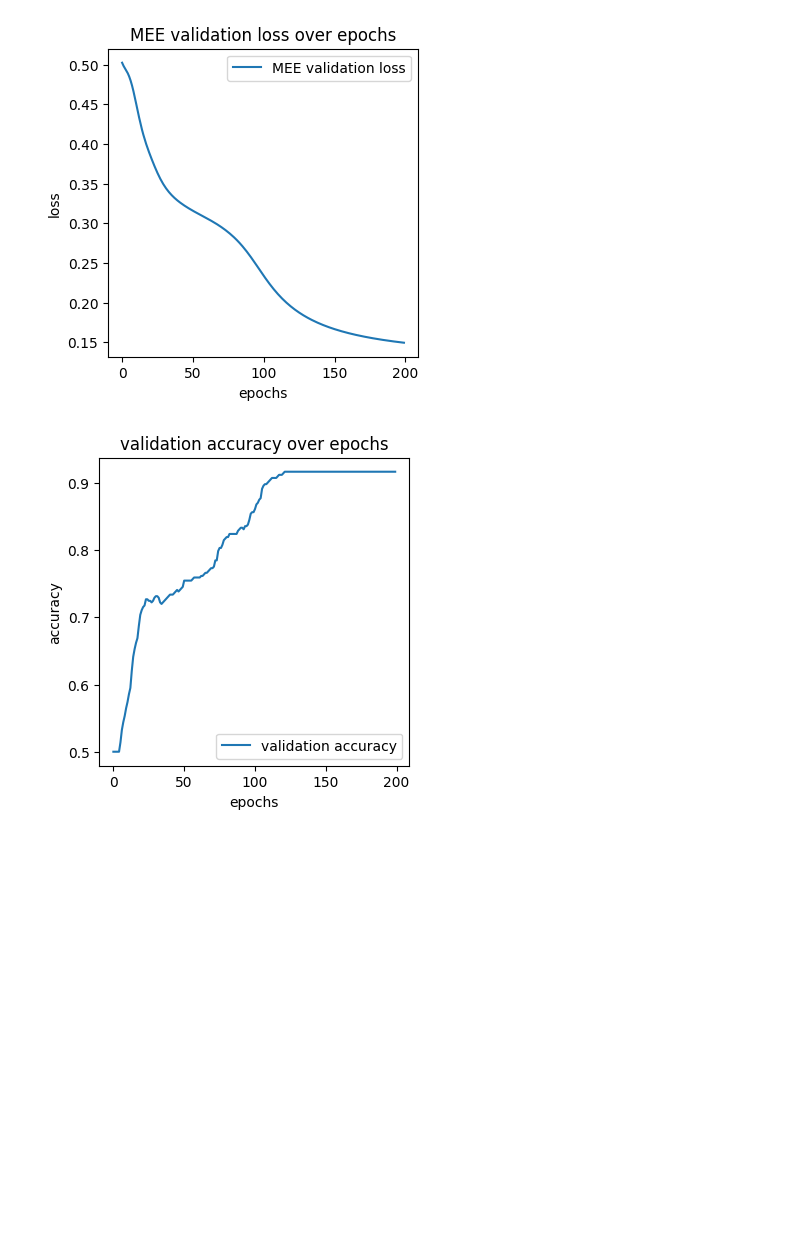
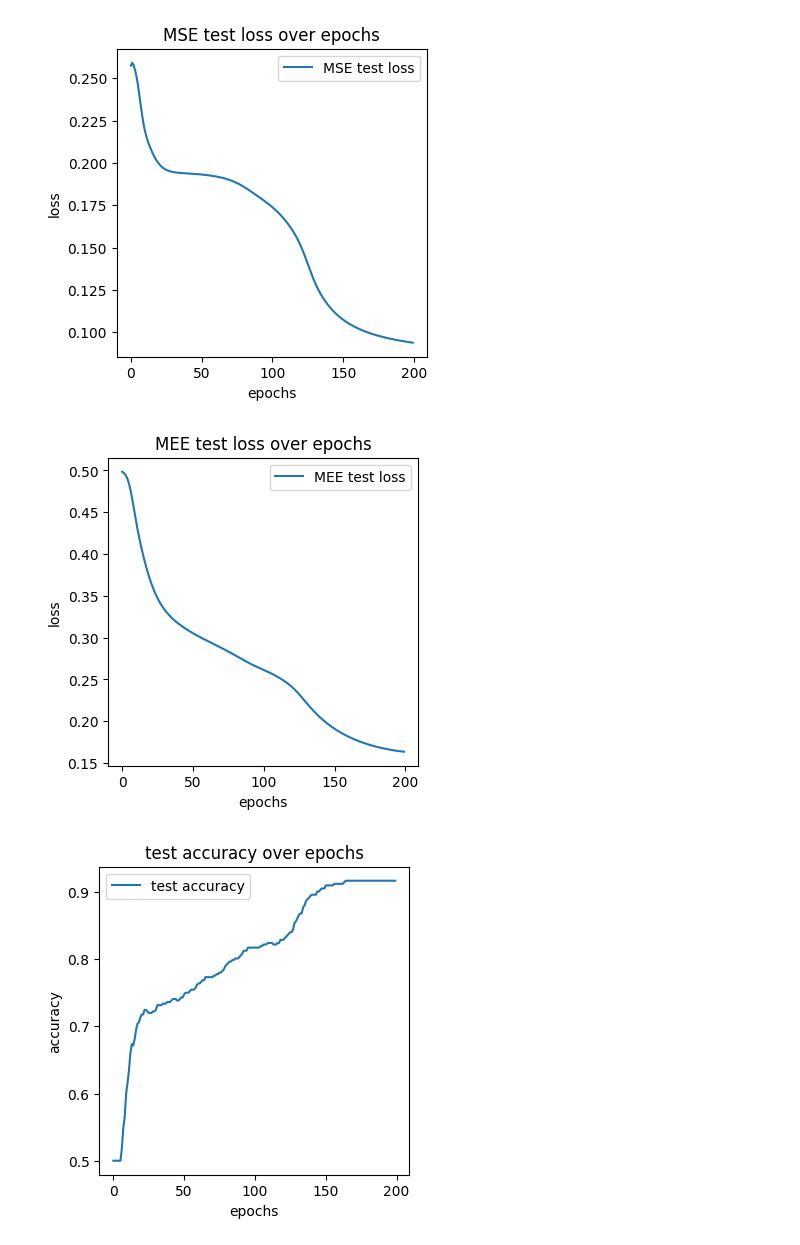
Before and after one commit to nicolapitzalis/Fully-Connected-NN-Implementation, a Jupyter notebook: notebook.ipynb, the cells around one changed output. Cells and saved outputs as stored; diff of their text form; code cells hidden in the pictures; blank space fills up the shorter version.

Commit message:
added multiple loss functions for validation

```diff
--- a/notebook.ipynb
+++ b/notebook.ipynb
@@ -18,10 +18,11 @@ from monks import read_monk
 train_data, train_target = read_monk('datasets/monks/monks-1.train')
 test_data, test_target = read_monk('datasets/monks/monks-1.test')
 # %%
-nn_monk1 = NeuralNetwork(n_hidden_layers=1, hidden_layer_sizes=[3], n_output_units=1, training_loss_type_value=LossFunction.MSE.value, validation_loss_type_value=LossFunction.MEE.value, activation_hidden_type_value=ActivationFunction.SIGMOID.value, activation_output_type_value=ActivationFunction.SIGMOID.value, learning_rate=0.1, epochs=200, batch_size=1, classification=True, verbose=False).train_net(train_data, train_target, test_data, test_target)
+nn_monk1 = NeuralNetwork(n_hidden_layers=1, hidden_layer_sizes=[3], n_output_units=1, training_loss_type_value=LossFunction.MSE.value, validation_loss_type_value=[LossFunction.MSE.value, LossFunction.MEE.value], activation_hidden_type_value=ActivationFunction.SIGMOID.value, activation_output_type_value=ActivationFunction.SIGMOID.value, learning_rate=0.1, epochs=200, batch_size=1, classification=True, verbose=False).train_net(train_data, train_target, test_data, test_target)
 # %%
 plot_over_epochs(y_values=nn_monk1.training_losses, title='MSE loss over epochs', y_label='loss', legend='MSE training loss')
 plot_over_epochs(y_values=nn_monk1.training_accuracy, title='training accuracy over epochs', y_label='accuracy', legend='training accuracy')
-plot_over_epochs(y_values=nn_monk1.validation_losses, title='MEE validation loss over epochs', y_label='loss', legend='MEE test loss')
-plot_over_epochs(y_values=nn_monk1.validation_accuracy, title='validation accuracy over epochs', y_label='accuracy', legend='test accuracy')
+plot_over_epochs(y_values=nn_monk1.validation_losses['mse'], title='MSE test loss over epochs', y_label='loss', legend='MSE test loss')
+plot_over_epochs(y_values=nn_monk1.validation_losses['mee'], title='MEE test loss over epochs', y_label='loss', legend='MEE test loss')
+plot_over_epochs(y_values=nn_monk1.validation_accuracy, title='test accuracy over epochs', y_label='accuracy', legend='test accuracy')
 # %% [output]
@@ -30,5 +31,6 @@ plot_over_epochs(y_values=nn_monk1.validation_accuracy, title='validation accura
-[figure, old version]
+[figure, new version]
-[figure, old version]
+[figure, new version]
+[figure, added]
 # %%
 train_data, train_target = read_monk('datasets/monks/monks-2.train')
 test_data, test_target = read_monk('datasets/monks/monks-2.test')
```
Also changed, not shown: parts of 6 cells of this notebook, 1 other file.
